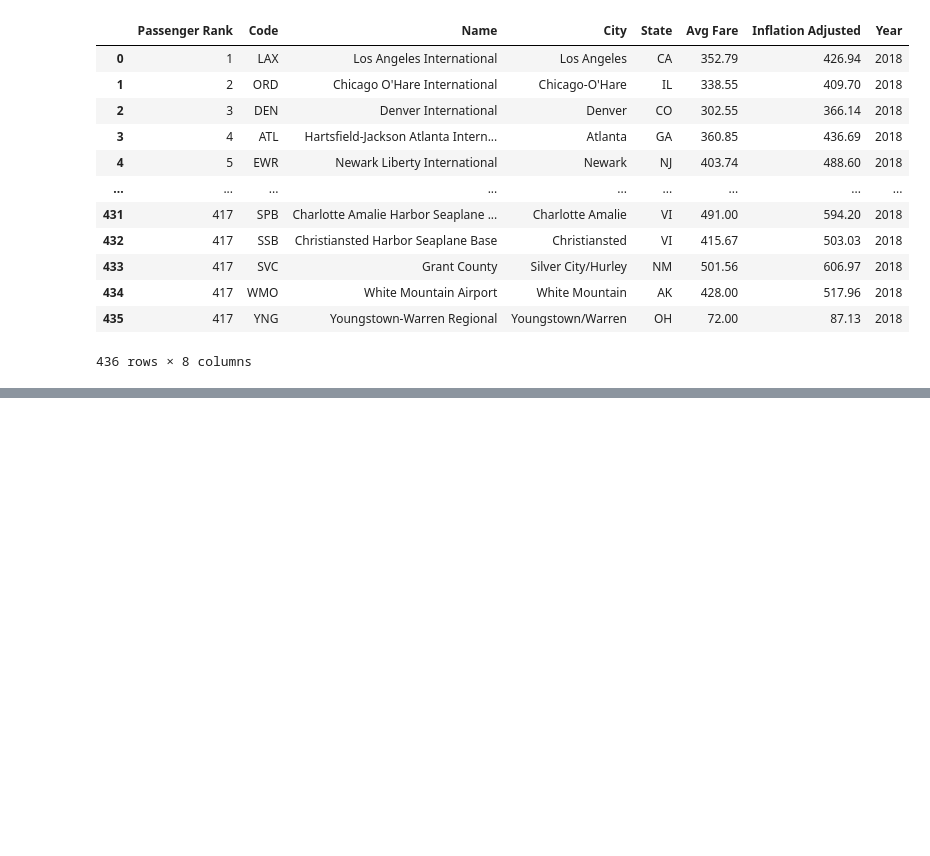
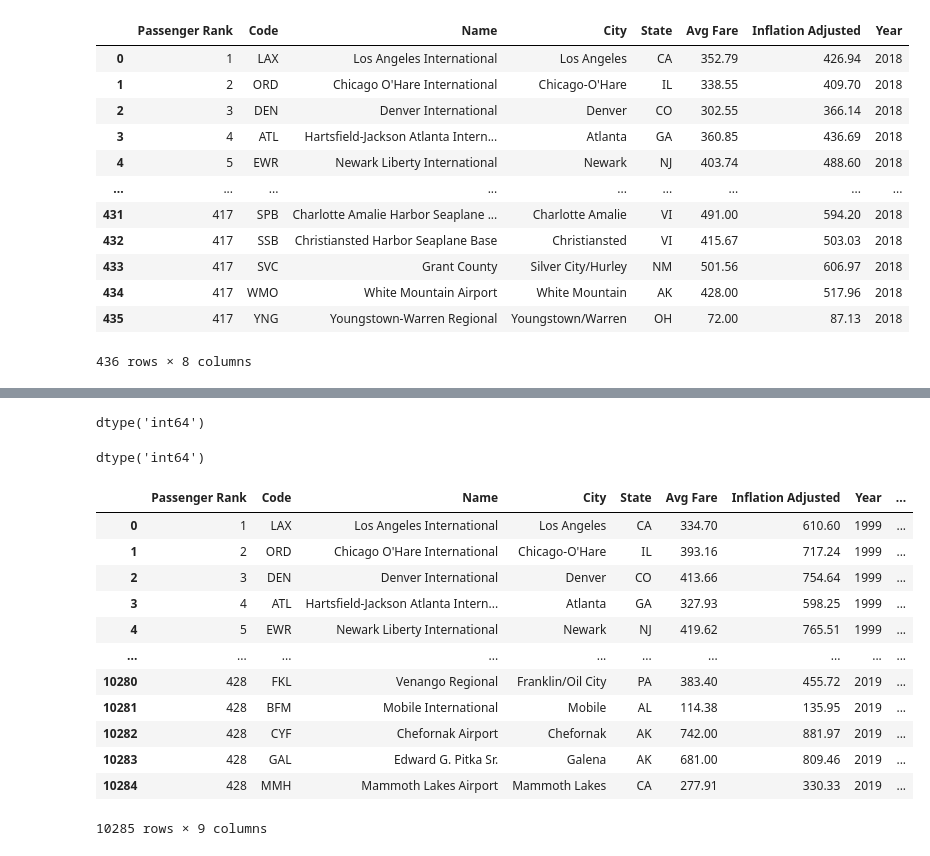
Before and after one commit to hteeter13/TeeterFinalProject, a Jupyter notebook: Data Analytics Final Project.ipynb, the cells around one changed output, grey strips where cells are left out. Cells and saved outputs as stored; diff of their text form; code cells hidden in the pictures; blank space fills up the shorter version.

```diff
--- a/Data Analytics Final Project.ipynb
+++ b/Data Analytics Final Project.ipynb
@@ -1298,3 +1298,7 @@ avg_fare_2018
 436 rows × 8 columns
 # %%
 avg_fare_2018.to_csv('avgfare2018.csv', index=False)
+# %%
+dataframes = [avg_fare_1999, avg_fare_2000, avg_fare_2001, avg_fare_2002, avg_fare_2003, avg_fare_2004, avg_fare_2005, avg_fare_2006, avg_fare_2007, avg_fare_2008, avg_fare_2009, avg_fare_2010, avg_fare_2011, avg_fare_2012, avg_fare_2013, avg_fare_2014, avg_fare_2015, avg_fare_2016, avg_fare_2017, avg_fare_2018, avg_fare_2019]
+
+avg_fare_all = pd.concat(dataframes,axis=0)
@@ -1300,0 +1327,3 @@ avg_fare_2018.to_csv('avgfare2018.csv', index=False)
+# %%
+oil_prices = pd.read_excel('intro_oil_prices.xlsx')
+oil_prices
@@ -1300,0 +1348,26 @@ avg_fare_2018.to_csv('avgfare2018.csv', index=False)
+# %%
+oil_prices['Year'].dtype
+# %% [output]
+dtype('int64')
+# %%
+avg_fare_all['Year'].dtype
+# %% [output]
+dtype('int64')
+# %%
+airfare_plus_oil = pd.merge(avg_fare_all, oil_prices, on='Year', how='left')
+# %%
+airfare_plus_oil
+# %% [output]
+|  | Passenger Rank | Code | Name | City | State | Avg Fare | Inflation Adjusted | Year | ... |
+| 0 | 1 | LAX | Los Angeles International | Los Angeles | CA | 334.70 | 610.60 | 1999 | ... |
+| 1 | 2 | ORD | Chicago O'Hare International | Chicago-O'Hare | IL | 393.16 | 717.24 | 1999 | ... |
+| 2 | 3 | DEN | Denver International | Denver | CO | 413.66 | 754.64 | 1999 | ... |
+| 3 | 4 | ATL | Hartsfield-Jackson Atlanta Intern... | Atlanta | GA | 327.93 | 598.25 | 1999 | ... |
+| 4 | 5 | EWR | Newark Liberty International | Newark | NJ | 419.62 | 765.51 | 1999 | ... |
+| ... | ... | ... | ... | ... | ... | ... | ... | ... | ... |
+| 10280 | 428 | FKL | Venango Regional | Franklin/Oil City | PA | 383.40 | 455.72 | 2019 | ... |
+| 10281 | 428 | BFM | Mobile International | Mobile | AL | 114.38 | 135.95 | 2019 | ... |
+| 10282 | 428 | CYF | Chefornak Airport | Chefornak | AK | 742.00 | 881.97 | 2019 | ... |
+| 10283 | 428 | GAL | Edward G. Pitka Sr. | Galena | AK | 681.00 | 809.46 | 2019 | ... |
+| 10284 | 428 | MMH | Mammoth Lakes Airport | Mammoth Lakes | CA | 277.91 | 330.33 | 2019 | ... |
+10285 rows × 9 columns
```
Also changed, not shown: parts of 7 cells of this notebook.
